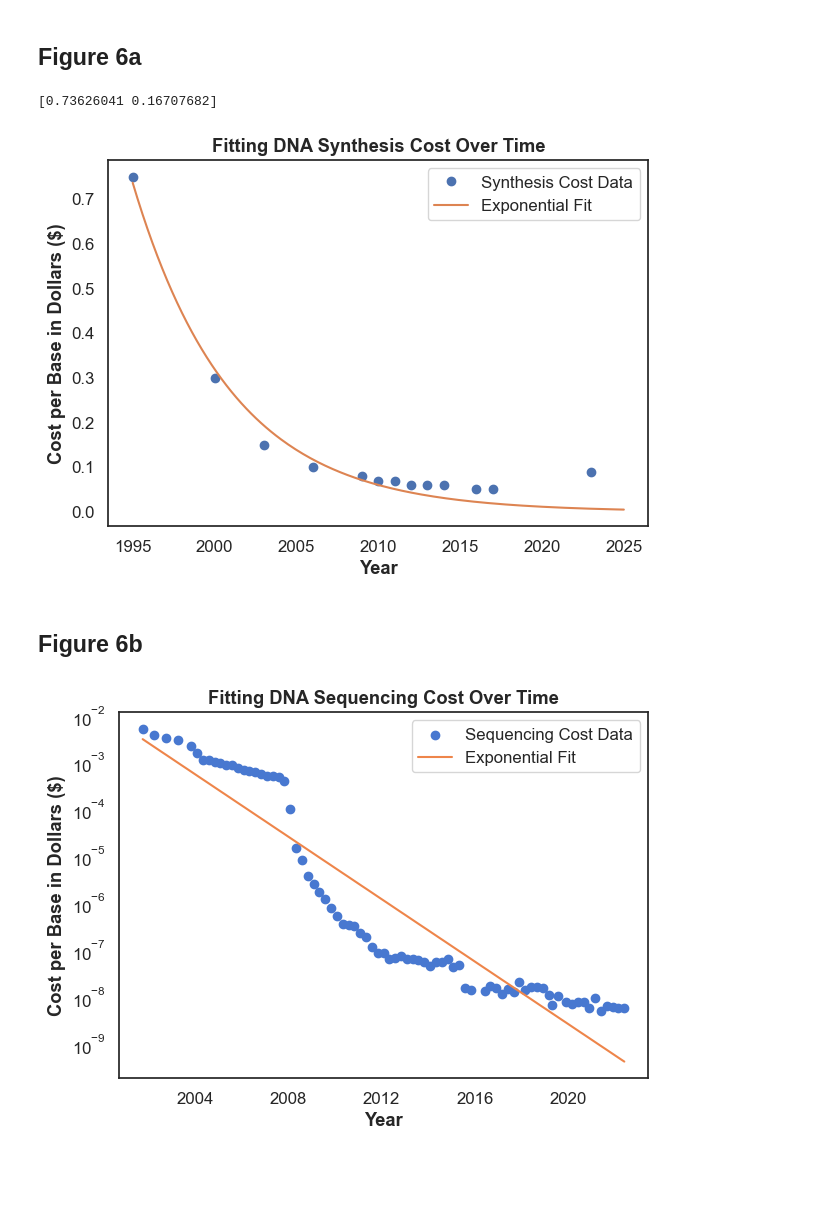
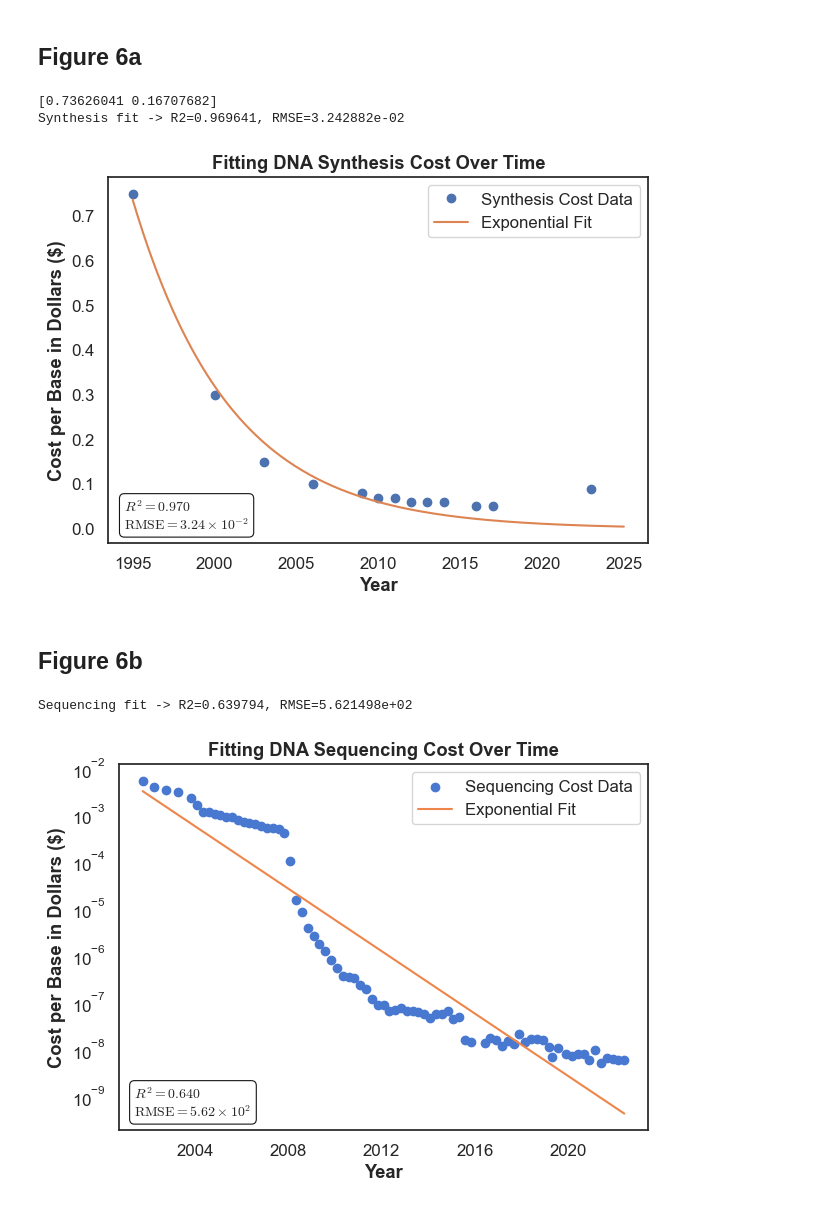
Before and after one commit to alexelshaikh/Economic_DNA, a Jupyter notebook: Figures.ipynb, the cells around one changed output. Saved outputs shown, nothing was run; the diff lists cells and outputs as text; code cells hidden in the pictures; blank space fills up the shorter version.

Commit message:
Added fitting metrics

```diff
--- a/Figures.ipynb
+++ b/Figures.ipynb
@@ -1644,35 +1644,65 @@ plt.show()
 # %%
 # Historical data
 years = np.array([1995,2000,2003,2006,2009,2010,2011,2012,2013,2014,2016,2017,2023])
 costs = np.array([0.75, 0.30, 0.15, 0.10, 0.08, 0.07, 0.07, 0.06, 0.06, 0.06, 0.05, 0.05, 0.09])
 
 # Exponential model definition
 def exp_model(t, C0, k):
     return C0 * np.exp(-k * (t - 1995))
 
 # Fit the model
 popt, _ = curve_fit(exp_model, years, costs, p0=[1, 0.1])
 C0_fit, k_fit = popt
 
+# Goodness-of-fit on observed points (original scale)
+y_pred = exp_model(years, C0_fit, k_fit)
+resid = costs - y_pred
+ss_res = np.sum(resid ** 2)
+ss_tot = np.sum((costs - np.mean(costs)) ** 2)
+r2 = 1 - ss_res / ss_tot
+rmse = np.sqrt(np.mean(resid ** 2))
+
 print(popt)
+print(f"Synthesis fit -> R2={r2:.6f}, RMSE={rmse:.6e}")
+
 # Generate fitted values
 fine_years = np.linspace(years.min(), 2025, 200)
 fitted_costs = exp_model(fine_years, C0_fit, k_fit)
 
 # Plot
 plt.figure()
 plt.plot(years, costs, 'o', label='Synthesis Cost Data', color=sns.color_palette("deep")[0])
-plt.plot(fine_years, fitted_costs, label='Exponential Fit', linestyle="-", color=sns.color_palette("deep")[1])
+plt.plot(fine_years, fitted_costs, label='Exponential Fit', linestyle='-', color=sns.color_palette("deep")[1])
 plt.xlabel('Year', fontweight='bold')
 plt.ylabel('Cost per Base in Dollars ($)', fontweight='bold')
 plt.title('Fitting DNA Synthesis Cost Over Time', fontweight='bold')
-plt.legend()
+
+rmse_m, rmse_e = f"{rmse:.2e}".split('e')
+rmse_tex = rf"{rmse_m}\times10^{{{int(rmse_e)}}}"
+metrics_text = (
+    rf"$R^2 = {r2:.3f}$" + "\n" +
+    rf"$\mathrm{{RMSE}} = {rmse_tex}$"
+)
+plt.text(
+    0.03,
+    0.03,
+    metrics_text,
+    transform=plt.gca().transAxes,
+    va='bottom',
+    ha='left',
+    fontsize=10,
+    bbox=dict(boxstyle='round,pad=0.35', facecolor='white', edgecolor='black', linewidth=0.8, alpha=0.92)
+)
+
+plt.legend(loc='upper right')
 #plt.yscale('log')
 plt.tight_layout()
+save("fig6a")
 plt.show()
 # %% [output]
 [0.73626041 0.16707682]
+Synthesis fit -> R2=0.969641, RMSE=3.242882e-02
-[figure, old version]
+[figure, new version]
 # %% [markdown]
 ## Figure 6b
 # %%
@@ -1689,10 +1719,19 @@ y = df['Cost per Mb'].values
 B, lnA = np.polyfit(x, np.log(y), 1)
 A = np.exp(lnA)
 
+# Predictions on observed points for goodness-of-fit (original scale)
+y_pred = A * np.exp(B * x)
+resid = y - y_pred
+ss_res = np.sum(resid ** 2)
+ss_tot = np.sum((y - np.mean(y)) ** 2)
+r2 = 1 - ss_res / ss_tot
+rmse = np.sqrt(np.mean(resid ** 2))
+
+print(f"Sequencing fit -> R2={r2:.6f}, RMSE={rmse:.6e}")
+
 # Generate fit curve
 x_fit = np.linspace(x.min(), x.max(), 100)
 y_fit = A * np.exp(B * x_fit)
-
 
 dates_fit = [min_date + timedelta(days=int(val)) for val in x_fit]
 
@@ -1703,10 +1742,30 @@ plt.plot(dates_fit, list(map(lambda f: f, y_fit / 1000_000)), color=sns.color_pa
 plt.xlabel('Year', fontweight='bold')
 plt.ylabel('Cost per Base in Dollars ($)', fontweight='bold')
 plt.title('Fitting DNA Sequencing Cost Over Time', fontweight='bold')
+
+rmse_m, rmse_e = f"{rmse:.2e}".split('e')
+rmse_tex = rf"{rmse_m}\times10^{{{int(rmse_e)}}}"
+metrics_text = (
+    rf"$R^2 = {r2:.3f}$" + "\n" +
+    rf"$\mathrm{{RMSE}} = {rmse_tex}$"
+)
+plt.text(
+    0.03,
+    0.03,
+    metrics_text,
+    transform=plt.gca().transAxes,
+    va='bottom',
+    ha='left',
+    fontsize=10,
+    bbox=dict(boxstyle='round,pad=0.35', facecolor='white', edgecolor='black', linewidth=0.8, alpha=0.92)
+)
+
 plt.tight_layout()
 plt.yscale('log')
-plt.legend()
+plt.legend(loc='upper right')
 plt.tight_layout()
+save("fig6b")
 plt.show()
 # %% [output]
+Sequencing fit -> R2=0.639794, RMSE=5.621498e+02
-[figure, old version]
+[figure, new version]
```
